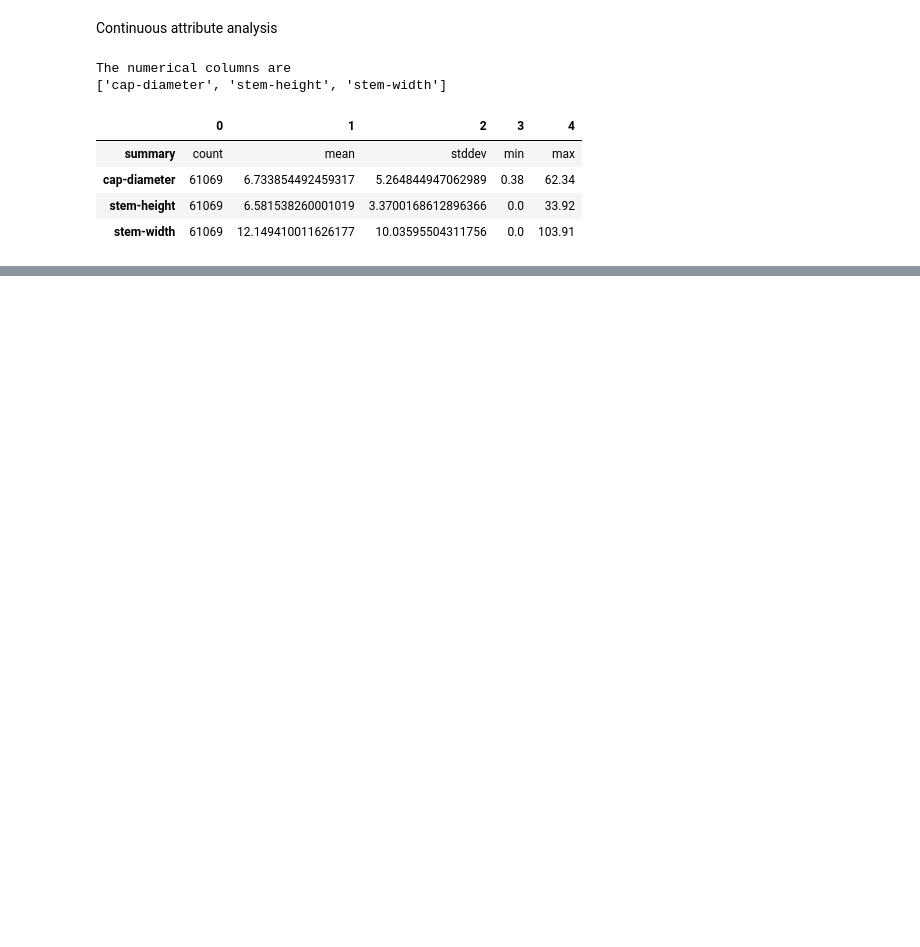
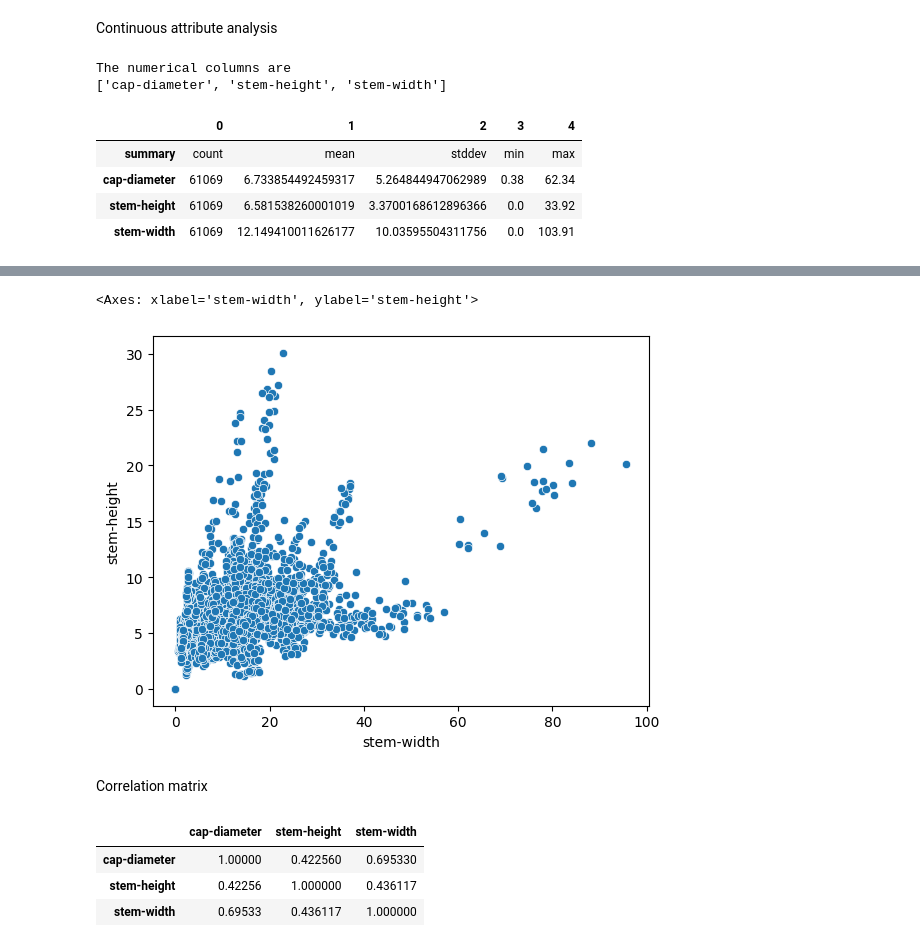
Before and after one commit to effepielle/ddam-2324, a Jupyter notebook: DDAM_Understanding.ipynb, the cells around one changed output, grey strips where cells are left out. Saved outputs shown, nothing was run; the diff lists cells and outputs as text; code cells hidden in the pictures; blank space fills up the shorter version.

```diff
--- a/DDAM_Understanding.ipynb
+++ b/DDAM_Understanding.ipynb
@@ -234,0 +246,7 @@ correlation matrix
+# %%
+sns.scatterplot(data=mushroom_df_sample.toPandas(), x='stem-width', y='stem-height')
+# %% [output]
+<Axes: xlabel='stem-width', ylabel='stem-height'>
+[figure, added]
+# %% [markdown]
+Correlation matrix
@@ -234,0 +256,16 @@ correlation matrix
+# %%
+pearson = Correlation.corr(output_dataset, 'numericalfeatures', 'pearson').collect()[0][0]
+correlation_array = pearson.toArray()
+
+correlation_df = pd.DataFrame(
+    correlation_array,
+    index = num_cols,
+    columns = num_cols
+)
+
+correlation_df
+# %% [output]
+|  | cap-diameter | stem-height | stem-width |
+| cap-diameter | 1.00000 | 0.422560 | 0.695330 |
+| stem-height | 0.42256 | 1.000000 | 0.436117 |
+| stem-width | 0.69533 | 0.436117 | 1.000000 |
```
Also changed, not shown: parts of 22 cells of this notebook, 3 other files.
